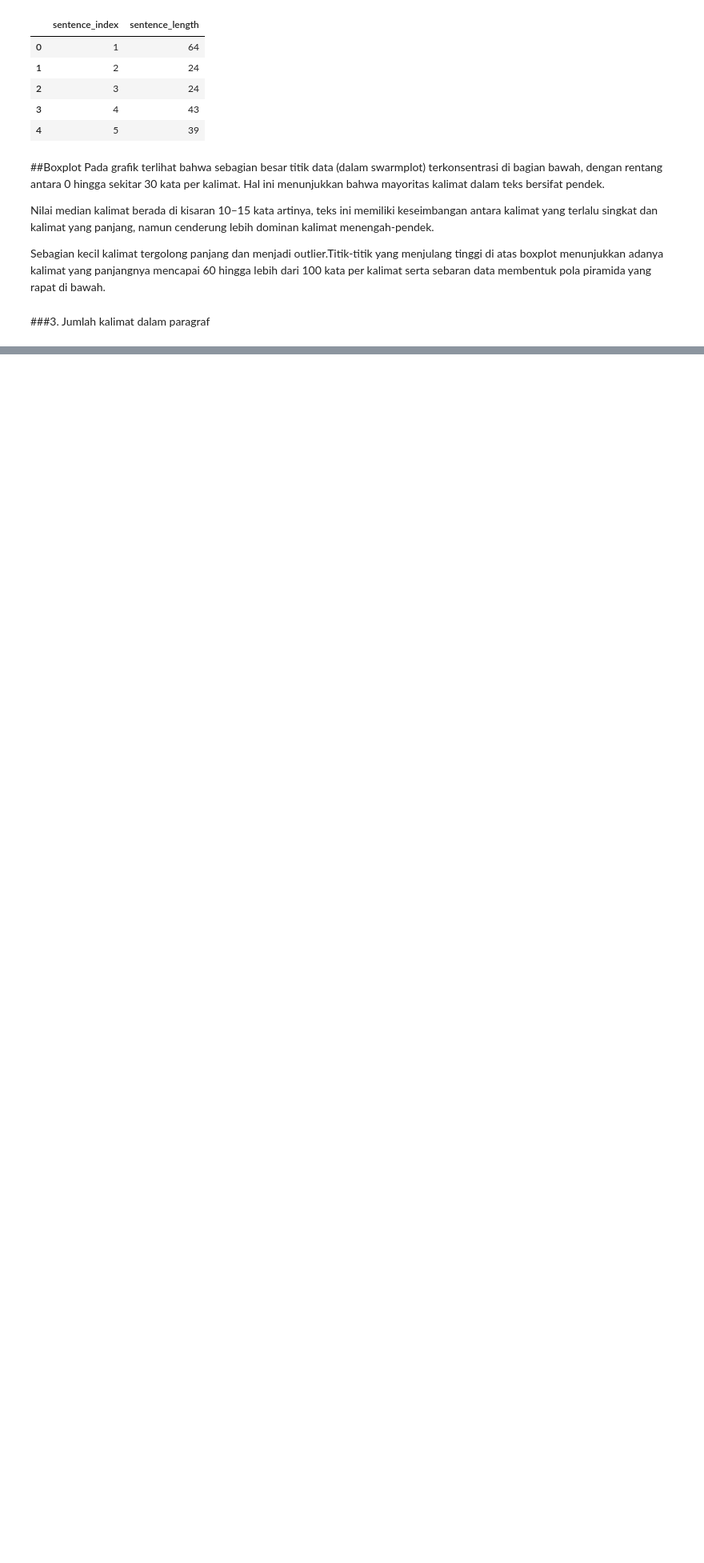
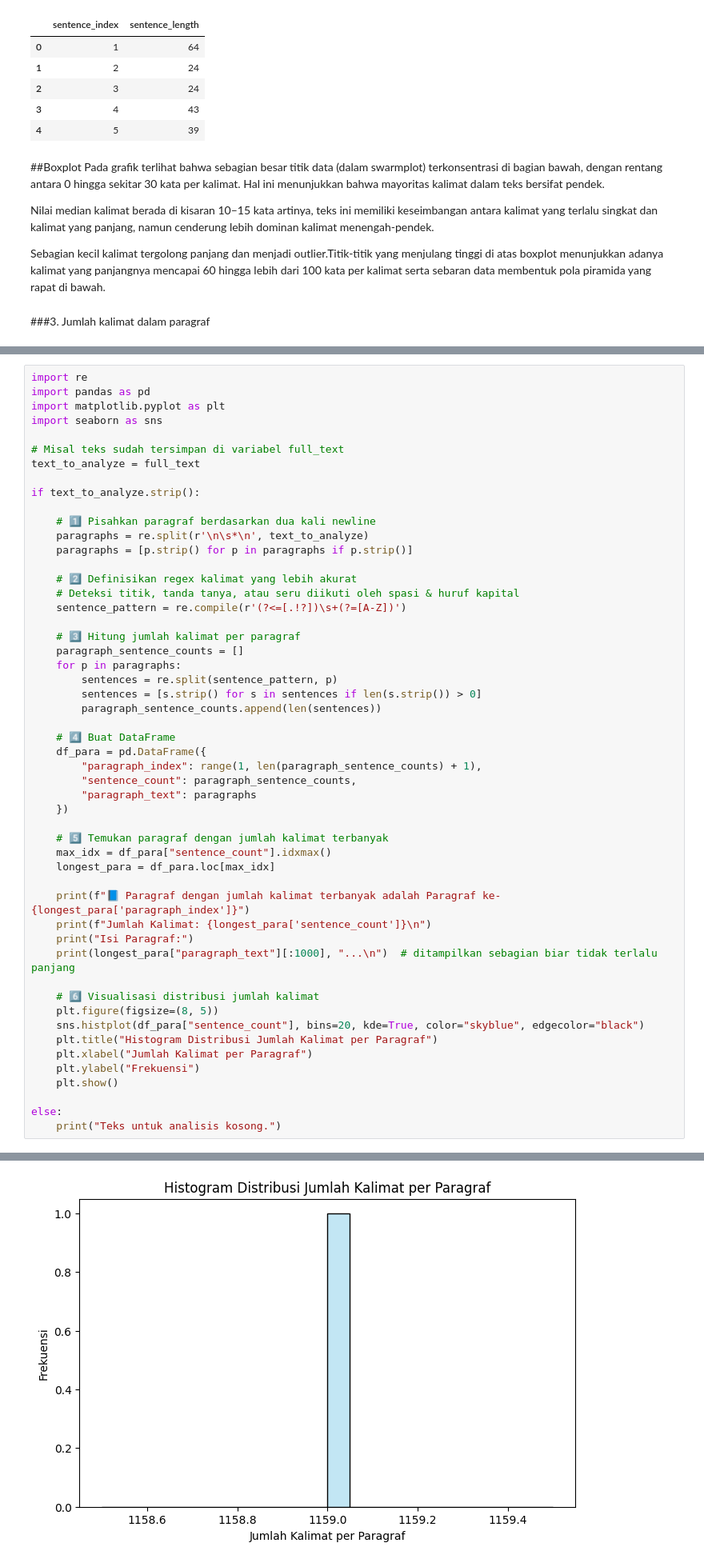
Before and after one commit to 24083010037-dev/Tugas-matematika-Diskrit-, a Jupyter notebook: 24083010037_Febriani_Yolanda_Tessalonika_Matematika_Diskrit_UTS_Revisi.ipynb, the cells around one changed output, grey strips where cells are left out. Shown: that part at 80% size. Saved outputs shown, nothing was run; the diff lists cells and outputs as text; blank space fills up the shorter version.

```diff
--- a/24083010037_Febriani_Yolanda_Tessalonika_Matematika_Diskrit_UTS_Revisi.ipynb
+++ b/24083010037_Febriani_Yolanda_Tessalonika_Matematika_Diskrit_UTS_Revisi.ipynb
@@ -463,0 +439,53 @@ Grafik ini digunakan untuk menunjukkan bagaimana panjang paragraf bervariasi dal
+# %%
+import re
+import pandas as pd
+import matplotlib.pyplot as plt
+import seaborn as sns
+
+# Misal teks sudah tersimpan di variabel full_text
+text_to_analyze = full_text
+
+if text_to_analyze.strip():
+
+    # 1️⃣ Pisahkan paragraf berdasarkan dua kali newline
+    paragraphs = re.split(r'\n\s*\n', text_to_analyze)
+    paragraphs = [p.strip() for p in paragraphs if p.strip()]
+
+    # 2️⃣ Definisikan regex kalimat yang lebih akurat
+    # Deteksi titik, tanda tanya, atau seru diikuti oleh spasi & huruf kapital
+    sentence_pattern = re.compile(r'(?<=[.!?])\s+(?=[A-Z])')
+
+    # 3️⃣ Hitung jumlah kalimat per paragraf
+    paragraph_sentence_counts = []
+    for p in paragraphs:
+        sentences = re.split(sentence_pattern, p)
+        sentences = [s.strip() for s in sentences if len(s.strip()) > 0]
+        paragraph_sentence_counts.append(len(sentences))
+
+    # 4️⃣ Buat DataFrame
+    df_para = pd.DataFrame({
+        "paragraph_index": range(1, len(paragraph_sentence_counts) + 1),
+        "sentence_count": paragraph_sentence_counts,
+        "paragraph_text": paragraphs
+    })
+
+    # 5️⃣ Temukan paragraf dengan jumlah kalimat terbanyak
+    max_idx = df_para["sentence_count"].idxmax()
+    longest_para = df_para.loc[max_idx]
+
+    print(f"📘 Paragraf dengan jumlah kalimat terbanyak adalah Paragraf ke-{longest_para['paragraph_index']}")
+    print(f"Jumlah Kalimat: {longest_para['sentence_count']}\n")
+    print("Isi Paragraf:")
+    print(longest_para["paragraph_text"][:1000], "...\n")  # ditampilkan sebagian biar tidak terlalu panjang
+
+    # 6️⃣ Visualisasi distribusi jumlah kalimat
+    plt.figure(figsize=(8, 5))
+    sns.histplot(df_para["sentence_count"], bins=20, kde=True, color="skyblue", edgecolor="black")
+    plt.title("Histogram Distribusi Jumlah Kalimat per Paragraf")
+    plt.xlabel("Jumlah Kalimat per Paragraf")
+    plt.ylabel("Frekuensi")
+    plt.show()
+
+else:
+    print("Teks untuk analisis kosong.")
+# %% [output]
@@ -463,0 +510 @@ Grafik ini digunakan untuk menunjukkan bagaimana panjang paragraf bervariasi dal
+[figure, added]
```
Also changed, not shown: parts of 5 cells of this notebook.
